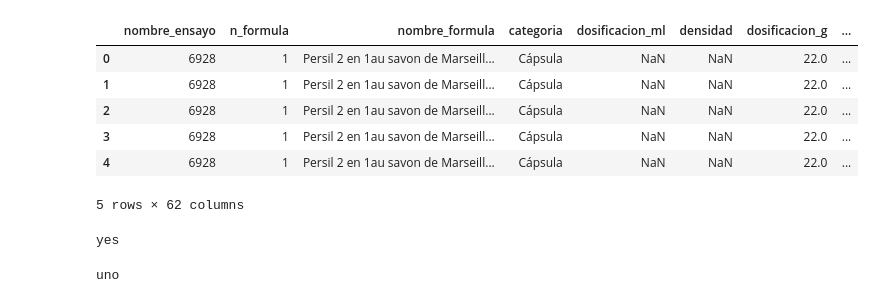
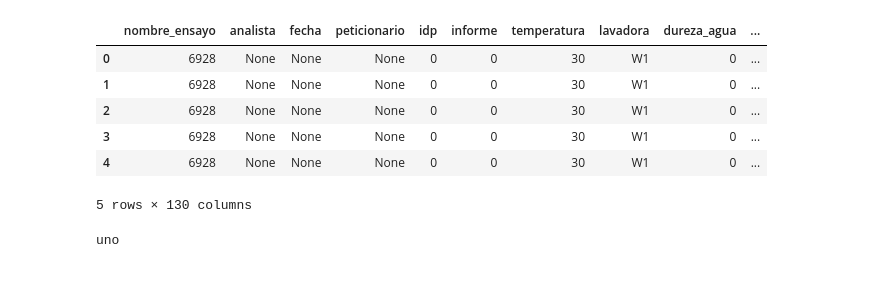
Before and after one commit to sarry150/sergio_sarria_datascience, a Jupyter notebook: insert_primary_key_check.ipynb, the cells around one changed output. Saved outputs shown, nothing was run; the diff lists cells and outputs as text; code cells hidden in the pictures.

Commit message:
Datasets limpios y mergeados

```diff
--- a/insert_primary_key_check.ipynb
+++ b/insert_primary_key_check.ipynb
@@ -3,28 +3,31 @@ import pandas as pd
 # %%
 #Leemos el csv
 
-csv_datos = 'datasetOriginal.csv'
-df = pd.read_csv(csv_datos, sep=',', names= ['nombre_ensayo','n_formula', 'nombre_formula', 'categoria', 'dosificacion_ml', 'densidad', 'dosificacion_g', 'ph', 'replicado', 'set_manchas', 'mancha', 'nombre_mancha',
-        'naturaleza', 'soporte', 'detergencia', 'materia_prima_1_cantidad', 'materia_prima_2_cantidad', 'materia_prima_3_cantidad', 'materia_prima_4_cantidad', 'materia_prima_5_cantidad', 'materia_prima_6_cantidad',
-        'materia_prima_7_cantidad', 'materia_prima_8_cantidad', 'materia_prima_9_cantidad', 'materia_prima_10_cantidad', 'materia_prima_11_cantidad', 'materia_prima_12_cantidad', 'materia_prima_13_cantidad', 'materia_prima_14_cantidad',
-        'materia_prima_15_cantidad', 'materia_prima_16_cantidad', 'materia_prima_17_cantidad', 'materia_prima_18_cantidad', 'materia_prima_19_cantidad', 'materia_prima_20_cantidad', 'materia_prima_21_cantidad', 'materia_prima_22_cantidad',
-        'materia_prima_23_cantidad', 'materia_prima_24_cantidad', 'materia_prima_25_cantidad', 'materia_prima_26_cantidad', 'materia_prima_27_cantidad', 'materia_prima_28_cantidad', 'materia_prima_29_cantidad', 'materia_prima_30_cantidad',
+csv_datos = 'dataset_original_limpio.csv'
+df = pd.read_csv(csv_datos, sep=',', names= ['nombre_ensayo', 'analista', 'fecha', 'peticionario', 'idp', 'informe', 'temperatura', 'lavadora', 'dureza_agua', 'ciclos', 'instrumento_lectura', 'replicados', 'set_manchas', 'antecedentes', 'conclusiones','ensayo_terminado',
+        'nombre_formula', 'n_formula', 'categoria', 'dosificacion_ml', 'dosificacion_g', 'densidad', 'ph', 'replicado', 'mancha', 'nombre_mancha', 'naturaleza', 'soporte', 'detergencia', 'patron', 'materia_prima_1_cantidad', 'materia_prima_2_cantidad',
+        'materia_prima_3_cantidad', 'materia_prima_4_cantidad', 'materia_prima_5_cantidad', 'materia_prima_6_cantidad', 'materia_prima_7_cantidad', 'materia_prima_8_cantidad', 'materia_prima_9_cantidad', 'materia_prima_10_cantidad', 'materia_prima_11_cantidad',
+        'materia_prima_12_cantidad', 'materia_prima_13_cantidad', 'materia_prima_14_cantidad', 'materia_prima_15_cantidad', 'materia_prima_16_cantidad', 'materia_prima_17_cantidad', 'materia_prima_18_cantidad', 'materia_prima_19_cantidad',
+        'materia_prima_20_cantidad', 'materia_prima_21_cantidad', 'materia_prima_22_cantidad', 'materia_prima_23_cantidad', 'materia_prima_24_cantidad', 'materia_prima_25_cantidad', 'materia_prima_26_cantidad', 'materia_prima_27_cantidad', 'materia_prima_28_cantidad', 'materia_prima_29_cantidad', 'materia_prima_30_cantidad',
         'materia_prima_31_cantidad', 'materia_prima_32_cantidad', 'materia_prima_33_cantidad', 'materia_prima_34_cantidad', 'materia_prima_35_cantidad', 'materia_prima_36_cantidad', 'materia_prima_37_cantidad', 'materia_prima_38_cantidad',
-        'materia_prima_39_cantidad', 'materia_prima_40_cantidad', 'lavadora', 'temperatura', 'ciclos','a','b','c','d'],header=0, low_memory=False)
+        'materia_prima_39_cantidad', 'materia_prima_40_cantidad', 'materia_prima_41_cantidad', 'materia_prima_42_cantidad', 'materia_prima_43_cantidad', 'materia_prima_44_cantidad', 'materia_prima_45_cantidad', 'materia_prima_46_cantidad',
+        'materia_prima_47_cantidad', 'materia_prima_48_cantidad', 'materia_prima_49_cantidad', 'materia_prima_50_cantidad', 'materia_prima_1_contiene', 'materia_prima_2_contiene', 'materia_prima_3_contiene', 'materia_prima_4_contiene',
+        'materia_prima_5_contiene', 'materia_prima_6_contiene', 'materia_prima_7_contiene', 'materia_prima_8_contiene', 'materia_prima_9_contiene', 'materia_prima_10_contiene', 'materia_prima_11_contiene', 'materia_prima_12_contiene',
+        'materia_prima_13_contiene', 'materia_prima_14_contiene', 'materia_prima_15_contiene', 'materia_prima_16_contiene', 'materia_prima_17_contiene', 'materia_prima_18_contiene', 'materia_prima_19_contiene', 'materia_prima_20_contiene',
+        'materia_prima_21_contiene', 'materia_prima_22_contiene', 'materia_prima_23_contiene', 'materia_prima_24_contiene', 'materia_prima_25_contiene', 'materia_prima_26_contiene', 'materia_prima_27_contiene', 'materia_prima_28_contiene',
+        'materia_prima_29_contiene', 'materia_prima_30_contiene', 'materia_prima_31_contiene', 'materia_prima_32_contiene', 'materia_prima_33_contiene', 'materia_prima_34_contiene', 'materia_prima_35_contiene', 'materia_prima_36_contiene',
+        'materia_prima_37_contiene', 'materia_prima_38_contiene', 'materia_prima_39_contiene', 'materia_prima_40_contiene', 'materia_prima_41_contiene', 'materia_prima_42_contiene', 'materia_prima_43_contiene', 'materia_prima_44_contiene',
+        'materia_prima_45_contiene', 'materia_prima_46_contiene', 'materia_prima_47_contiene', 'materia_prima_48_contiene', 'materia_prima_49_contiene', 'materia_prima_50_contiene'],header=0, low_memory=False)
 
 df.head()
 # %% [output]
-|  | nombre_ensayo | n_formula | nombre_formula | categoria | dosificacion_ml | densidad | dosificacion_g | ... |
-| 0 | 6928 | 1 | Persil 2 en 1au savon de Marseill... | Cápsula | NaN | NaN | 22.0 | ... |
-| 1 | 6928 | 1 | Persil 2 en 1au savon de Marseill... | Cápsula | NaN | NaN | 22.0 | ... |
-| 2 | 6928 | 1 | Persil 2 en 1au savon de Marseill... | Cápsula | NaN | NaN | 22.0 | ... |
-| 3 | 6928 | 1 | Persil 2 en 1au savon de Marseill... | Cápsula | NaN | NaN | 22.0 | ... |
-| 4 | 6928 | 1 | Persil 2 en 1au savon de Marseill... | Cápsula | NaN | NaN | 22.0 | ... |
+|  | nombre_ensayo | analista | fecha | peticionario | idp | informe | temperatura | lavadora | dureza_agua | ... |
+| 0 | 6928 | None | None | None | 0 | 0 | 30 | W1 | 0 | ... |
+| 1 | 6928 | None | None | None | 0 | 0 | 30 | W1 | 0 | ... |
+| 2 | 6928 | None | None | None | 0 | 0 | 30 | W1 | 0 | ... |
+| 3 | 6928 | None | None | None | 0 | 0 | 30 | W1 | 0 | ... |
+| 4 | 6928 | None | None | None | 0 | 0 | 30 | W1 | 0 | ... |
-5 rows × 62 columns
+5 rows × 130 columns
 # %%
 cabeceras = df.columns.tolist()
-if 'nombre_ensayo' in cabeceras:
-    print('yes')
-# %% [output]
-yes
 # %%
```
Also changed, not shown: parts of 2 cells of this notebook, 3 other files.
